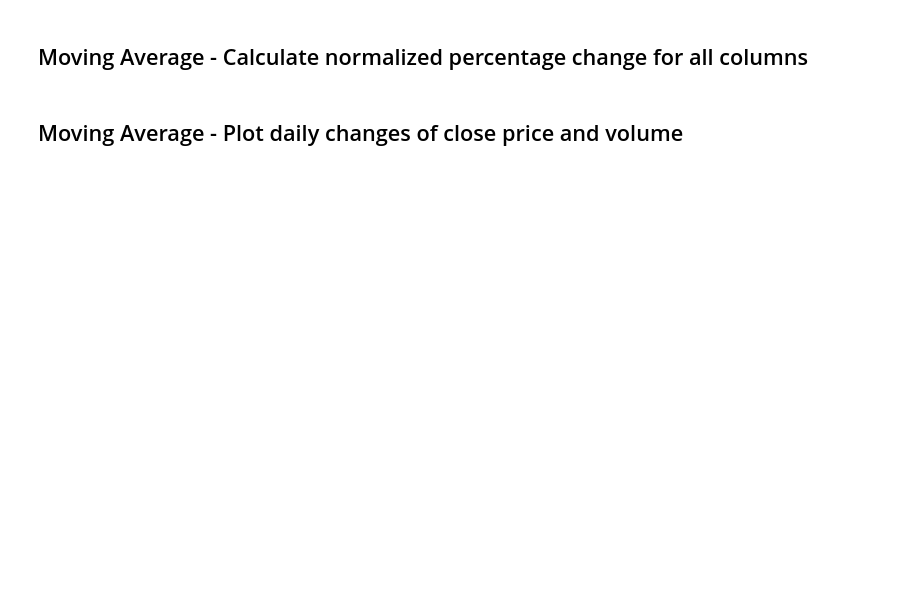
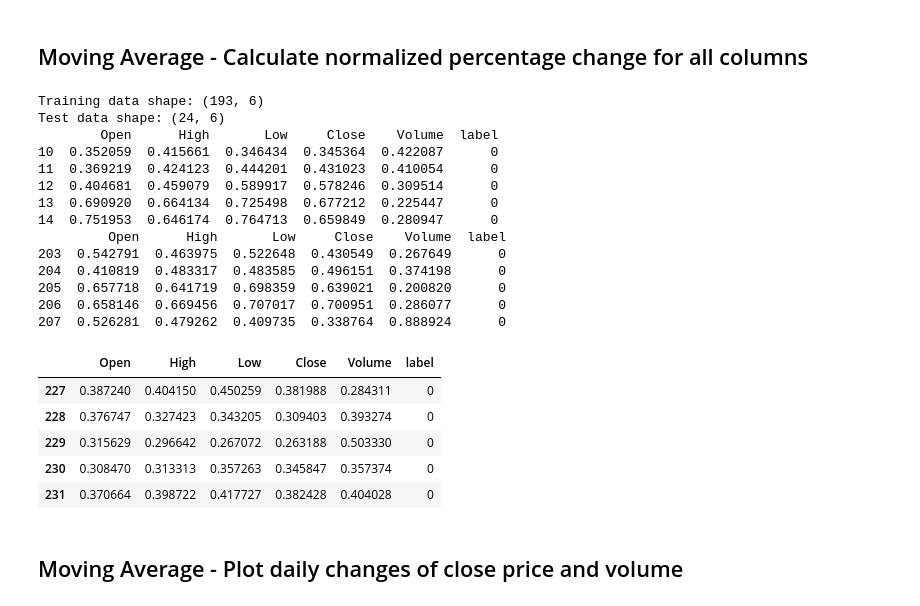
Before and after one commit to XuhuiZhan/BDA, a Jupyter notebook: Stock-Prediction-Models-master/deep-learning/IBM_Transformer+TimeEmbedding.ipynb, the cells around one changed output. Cells and saved outputs as stored; diff of their text form; code cells hidden in the pictures; blank space fills up the shorter version.

```diff
--- a/Stock-Prediction-Models-master/deep-learning/IBM_Transformer+TimeEmbedding.ipynb
+++ b/Stock-Prediction-Models-master/deep-learning/IBM_Transformer+TimeEmbedding.ipynb
@@ -224,7 +235,7 @@ class TransformerEncoder(Layer):
 ## Moving Average - Load Tesla data again, to apply rolling window
 # %%
 def charge(number):
-    if number>0:
+    if number>0.5:
         return 1
     else:
         return 0
@@ -282,67 +303,95 @@ ax1.legend(loc="upper left", fontsize=12)
 # %% [markdown]
 ## Moving Average - Calculate normalized percentage change for all columns
 # %%
-# '''Calculate percentage change'''
+'''Calculate percentage change'''
 
-# # df['Open'] = df['Open'].pct_change() # Create arithmetic returns column
-# # df['High'] = df['High'].pct_change() # Create arithmetic returns column
-# # df['Low'] = df['Low'].pct_change()# Create arithmetic returns column
-# # df['Close'] = df['Close'].pct_change() # Create arithmetic returns column
-# # df['Volume'] = df['Volume'].pct_change()
+df['Open'] = df['Open'].pct_change() # Create arithmetic returns column
+df['High'] = df['High'].pct_change() # Create arithmetic returns column
+df['Low'] = df['Low'].pct_change()# Create arithmetic returns column
+df['Close'] = df['Close'].pct_change() # Create arithmetic returns column
+df['Volume'] = df['Volume'].pct_change()
 
-# df.dropna(how='any', axis=0, inplace=True) # Drop all rows with NaN values
+lis = df['Close']
+lising = []
+for l in lis:
+    new = charge(l)
+    lising.append(new)
+df.insert(6,'label',lising)
 
-# ###############################################################################
-# '''Create indexes to split dataset'''
+df.dropna(how='any', axis=0, inplace=True) # Drop all rows with NaN values
+
+###############################################################################
+'''Create indexes to split dataset'''
 
 times = sorted(df.index.values)
 last_10pct = sorted(df.index.values)[-int(0.1*len(times))] # Last 10% of series
 last_20pct = sorted(df.index.values)[-int(0.2*len(times))] # Last 20% of series
 
 # ###############################################################################
-# '''Normalize price columns'''
-# #
-# min_return = min(df[(df.index < last_20pct)][['Open', 'High', 'Low', 'Close']].min(axis=0))
-# max_return = max(df[(df.index < last_20pct)][['Open', 'High', 'Low', 'Close']].max(axis=0))
+'''Normalize price columns'''
+#
+min_return = min(df[(df.index < last_20pct)][['Open', 'High', 'Low', 'Close']].min(axis=0))
+max_return = max(df[(df.index < last_20pct)][['Open', 'High', 'Low', 'Close']].max(axis=0))
 
-# # Min-max normalize price columns (0-1 range)
-# df['Open'] = (df['Open'] - min_return) / (max_return - min_return)
-# df['High'] = (df['High'] - min_return) / (max_return - min_return)
-# df['Low'] = (df['Low'] - min_return) / (max_return - min_return)
-# df['Close'] = (df['Close'] - min_return) / (max_return - min_return)
+# Min-max normalize price columns (0-1 range)
+df['Open'] = (df['Open'] - min_return) / (max_return - min_return)
+df['High'] = (df['High'] - min_return) / (max_return - min_return)
+df['Low'] = (df['Low'] - min_return) / (max_return - min_return)
+df['Close'] = (df['Close'] - min_return) / (max_return - min_return)
 
-# ###############################################################################
-# '''Normalize volume column'''
+###############################################################################
+'''Normalize volume column'''
 
-# min_volume = df[(df.index < last_20pct)]['Volume'].min(axis=0)
-# max_volume = df[(df.index < last_20pct)]['Volume'].max(axis=0)
+min_volume = df[(df.index < last_20pct)]['Volume'].min(axis=0)
+max_volume = df[(df.index < last_20pct)]['Volume'].max(axis=0)
 
-# # Min-max normalize volume columns (0-1 range)
-# df['Volume'] = (df['Volume'] - min_volume) / (max_volume - min_volume)
+# Min-max normalize volume columns (0-1 range)
+df['Volume'] = (df['Volume'] - min_volume) / (max_volume - min_volume)
 
 ###############################################################################
 '''Create training, validation and test split'''
 
 df_train = df[df.index<last_20pct] # Training data are 80% of total data
 df_val = df[(df.index >= last_20pct) & (df.index < last_10pct)]
 df_test = df[df.index>=last_10pct]
 
 # Remove date column
 df_train.drop(columns=['Date'], inplace=True)
 df_val.drop(columns=['Date'], inplace=True)
 df_test.drop(columns=['Date'], inplace=True)
 
 # Convert pandas columns into arrays
 train_data = df_train.values
 val_data = df_val.values
 test_data = df_test.values
 print('Training data shape: {}'.format(train_data.shape))
 # print('Validation data shape: {}'.format(val_data.shape))
 print('Test data shape: {}'.format(test_data.shape))
 
 print(df_train.head())
 print(df_val.head())
 df_test.head()
+# %% [output]
+Training data shape: (193, 6)
+Test data shape: (24, 6)
+        Open      High       Low     Close    Volume  label
+10  0.352059  0.415661  0.346434  0.345364  0.422087      0
+11  0.369219  0.424123  0.444201  0.431023  0.410054      0
+12  0.404681  0.459079  0.589917  0.578246  0.309514      0
+13  0.690920  0.664134  0.725498  0.677212  0.225447      0
+14  0.751953  0.646174  0.764713  0.659849  0.280947      0
+         Open      High       Low     Close    Volume  label
+203  0.542791  0.463975  0.522648  0.430549  0.267649      0
+204  0.410819  0.483317  0.483585  0.496151  0.374198      0
+205  0.657718  0.641719  0.698359  0.639021  0.200820      0
+206  0.658146  0.669456  0.707017  0.700951  0.286077      0
+207  0.526281  0.479262  0.409735  0.338764  0.888924      0
+|  | Open | High | Low | Close | Volume | label |
+| 227 | 0.387240 | 0.404150 | 0.450259 | 0.381988 | 0.284311 | 0 |
+| 228 | 0.376747 | 0.327423 | 0.343205 | 0.309403 | 0.393274 | 0 |
+| 229 | 0.315629 | 0.296642 | 0.267072 | 0.263188 | 0.503330 | 0 |
+| 230 | 0.308470 | 0.313313 | 0.357263 | 0.345847 | 0.357374 | 0 |
+| 231 | 0.370664 | 0.398722 | 0.417727 | 0.382428 | 0.404028 | 0 |
 # %% [markdown]
 ## Moving Average - Plot daily changes of close price and volume
 # %%
```
Also changed, not shown: parts of 19 cells of this notebook, 1 other file.
